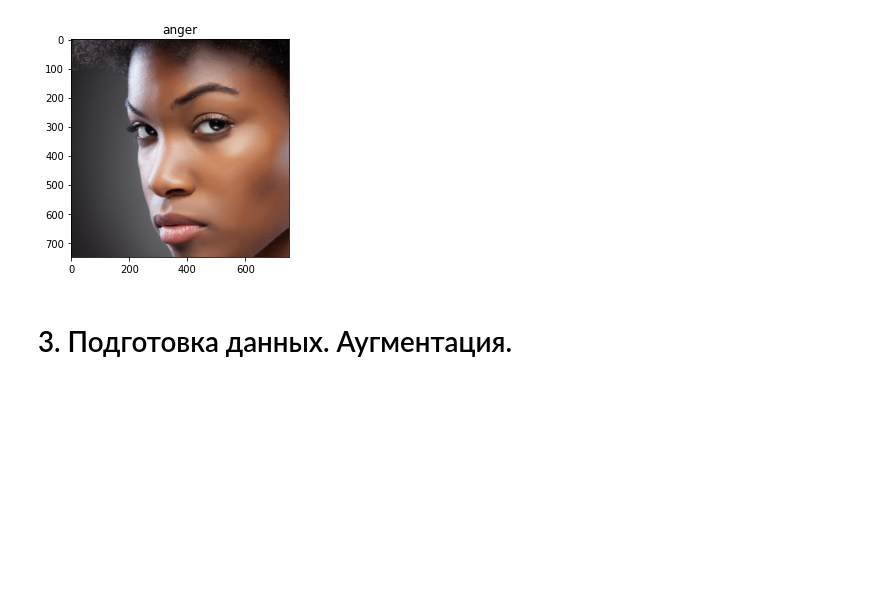
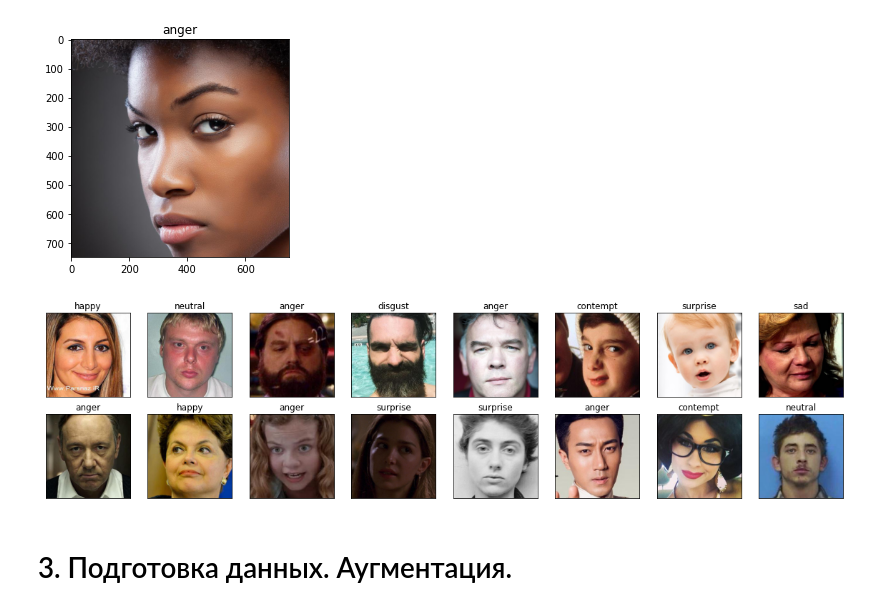
Before and after one commit to EduardMozharov/ML_Neural_networks, a Jupyter notebook: Project_Emotion_Detection.ipynb, the cells around one changed output. Cells and saved outputs as stored; diff of their text form; code cells hidden in the pictures; blank space fills up the shorter version.

Commit message:
Correct img show func, learned model_1

```diff
--- a/Project_Emotion_Detection.ipynb
+++ b/Project_Emotion_Detection.ipynb
@@ -126,13 +126,21 @@ def show_test_img(img_ind=1):
   plt.title(df['emotion'][img_ind])
 
 def show_random_test_img(n_img=10):
-
-  #axs = plt.Figure(figsize=(), )
-  img_ind = random.randint(0, n_data)
-  show_test_img(img_ind)
+    plt.figure(figsize=(20,10))
+    for i in range(n_img):
+        plt.subplot(4,8, i+1)
+        plt.xticks([])
+        plt.yticks([])
+        plt.grid(False)
+        img_ind = random.randint(0, n_data)
+        show_test_img(img_ind)
 # %%
 show_test_img(1)
 # %% [output]
 [figure]
+# %%
+show_random_test_img(n_img=16)
+# %% [output]
+[figure, added]
 # %% [markdown]
 # 3. Подготовка данных. Аугментация.
```
Also changed, not shown: parts of 31 cells of this notebook.
